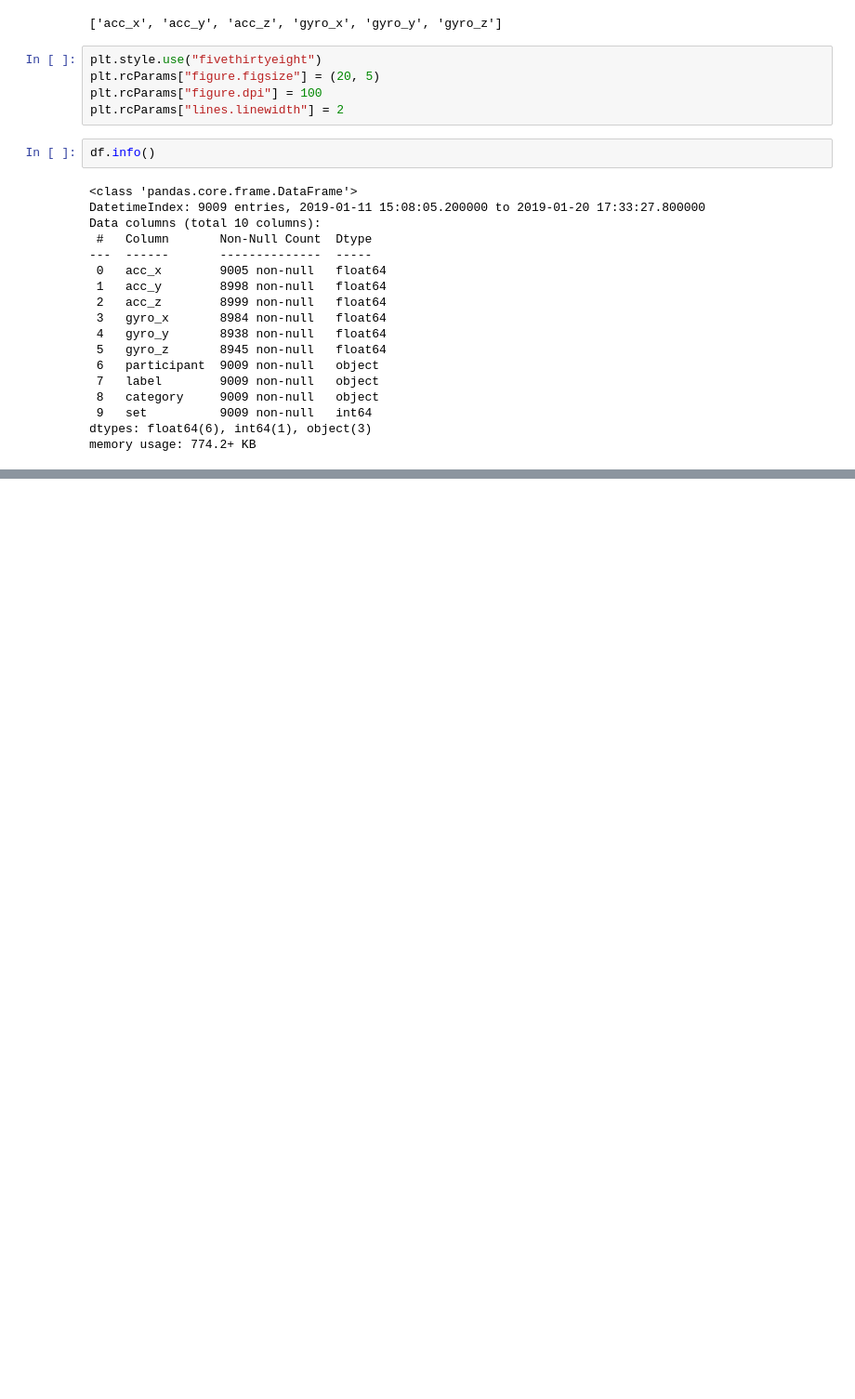
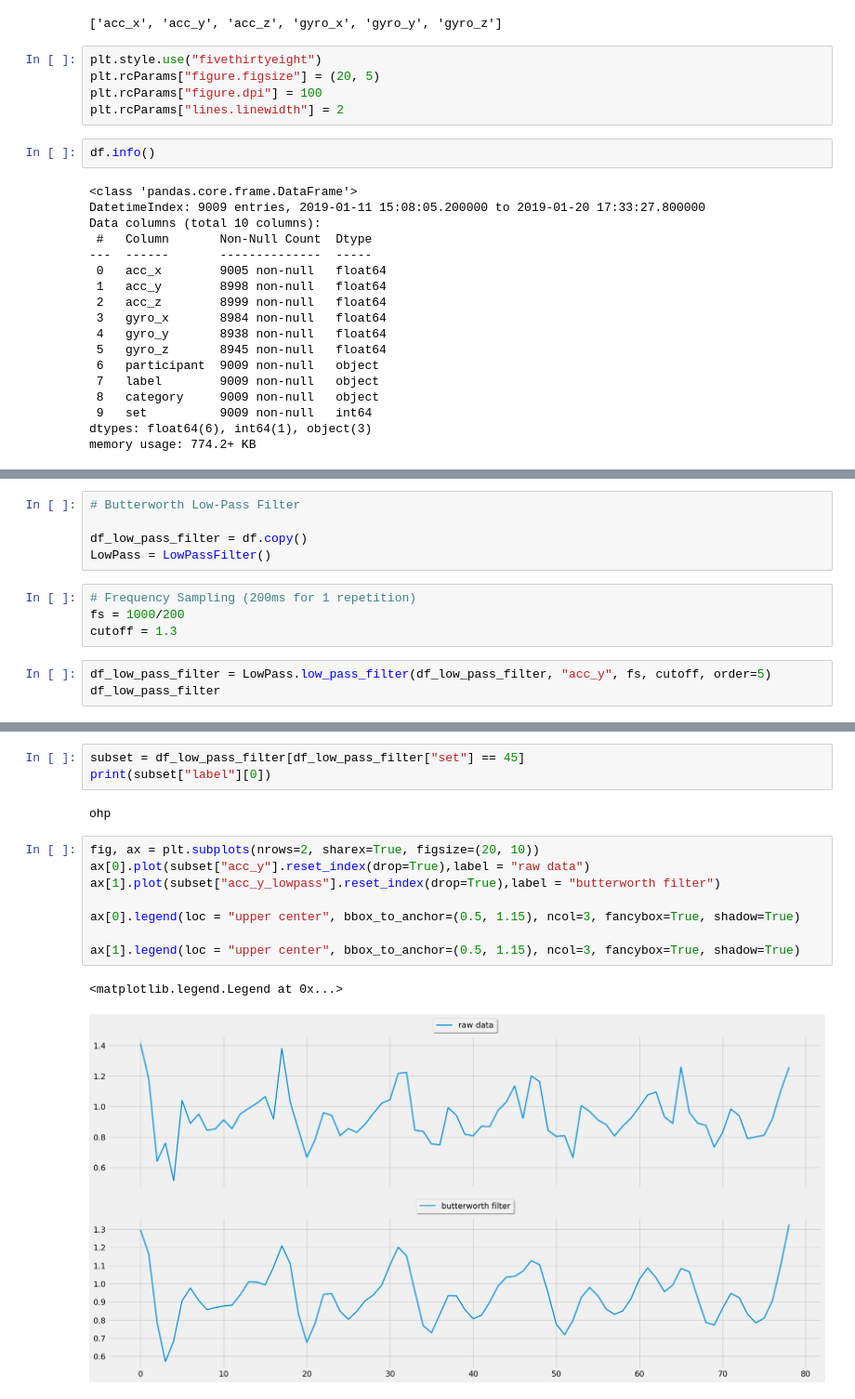
Before and after one commit to richikraj30/Fitness-tracker-ML, a Jupyter notebook: notebooks/feature_engineering.ipynb, the cells around one changed output, grey strips where cells are left out. Shown: that part at 93% size. Saved outputs shown, nothing was run; the diff lists cells and outputs as text; blank space fills up the shorter version.

Commit message:
LowPassFilter & PCA

```diff
--- a/notebooks/feature_engineering.ipynb
+++ b/notebooks/feature_engineering.ipynb
@@ -60,0 +162,12 @@ memory usage: 774.2+ KB
+# %%
+# Butterworth Low-Pass Filter
+
+df_low_pass_filter = df.copy()
+LowPass = LowPassFilter()
+# %%
+# Frequency Sampling (200ms for 1 repetition)
+fs = 1000/200
+cutoff = 1.3
+# %%
+df_low_pass_filter = LowPass.low_pass_filter(df_low_pass_filter, "acc_y", fs, cutoff, order=5)
+df_low_pass_filter
@@ -60,0 +189,16 @@ memory usage: 774.2+ KB
+# %%
+subset = df_low_pass_filter[df_low_pass_filter["set"] == 45]
+print(subset["label"][0])
+# %% [output]
+ohp
+# %%
+fig, ax = plt.subplots(nrows=2, sharex=True, figsize=(20, 10))
+ax[0].plot(subset["acc_y"].reset_index(drop=True),label = "raw data")
+ax[1].plot(subset["acc_y_lowpass"].reset_index(drop=True),label = "butterworth filter")
+
+ax[0].legend(loc = "upper center", bbox_to_anchor=(0.5, 1.15), ncol=3, fancybox=True, shadow=True)
+
+ax[1].legend(loc = "upper center", bbox_to_anchor=(0.5, 1.15), ncol=3, fancybox=True, shadow=True)
+# %% [output]
+<matplotlib.legend.Legend at 0x...>
+[figure, added]
```
Also changed, not shown: parts of 28 cells of this notebook.
